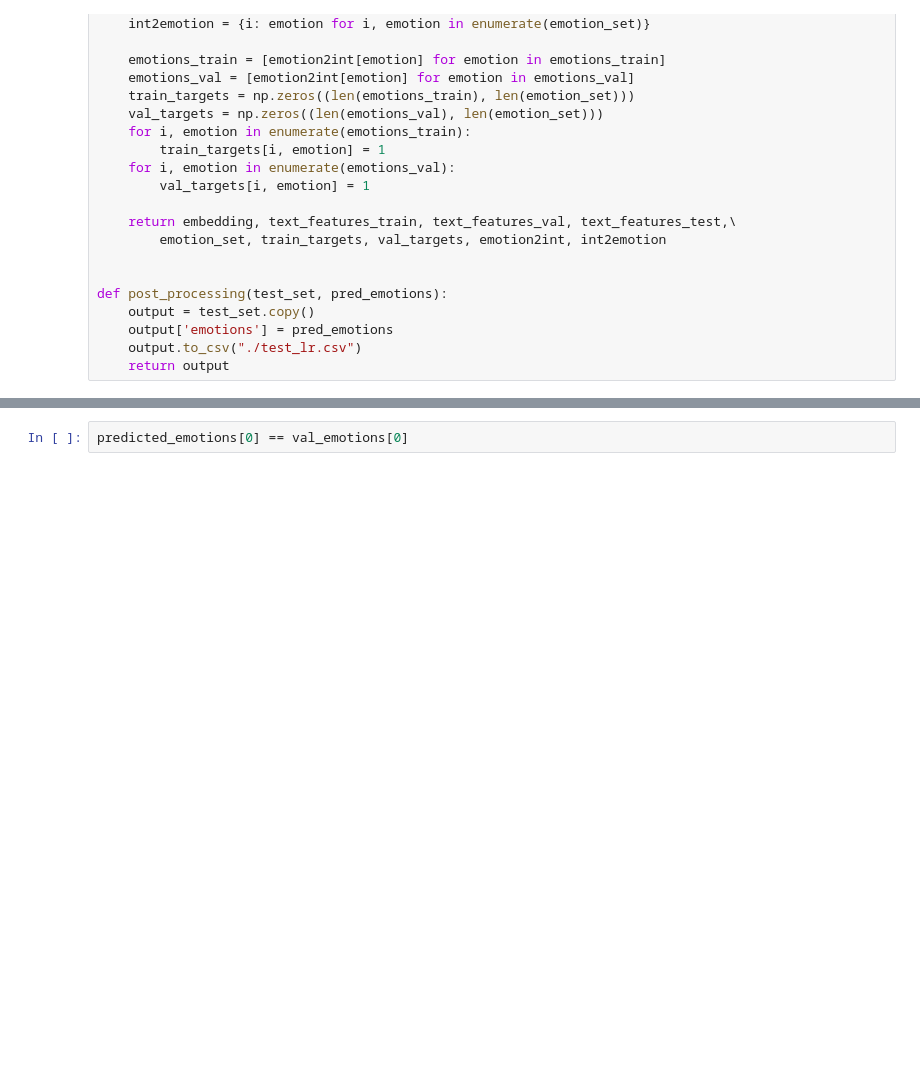
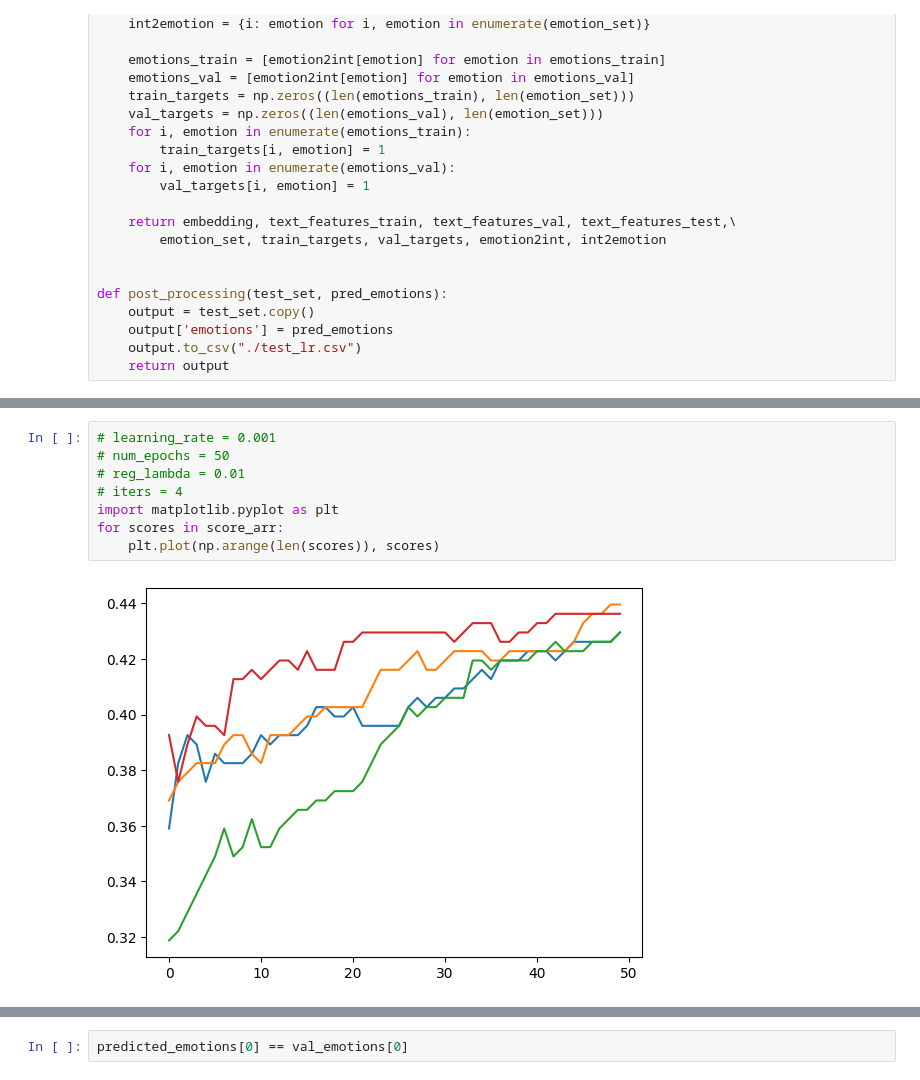
Before and after one commit to Wenxin-Jiang/CS577-NLP, a Jupyter notebook: HW1/hw1_LR.ipynb, the cells around one changed output, grey strips where cells are left out. Cells and saved outputs as stored; diff of their text form; blank space fills up the shorter version.

```diff
--- a/HW1/hw1_LR.ipynb
+++ b/HW1/hw1_LR.ipynb
@@ -487,0 +510,10 @@ ValueError: x and y must have same first dimension, but have shapes (1,) and (20
+# %%
+# learning_rate = 0.001
+# num_epochs = 50
+# reg_lambda = 0.01
+# iters = 4
+import matplotlib.pyplot as plt
+for scores in score_arr:
+    plt.plot(np.arange(len(scores)), scores)
+# %% [output]
+[figure, added]
```
Also changed, not shown: parts of 5 cells of this notebook.
